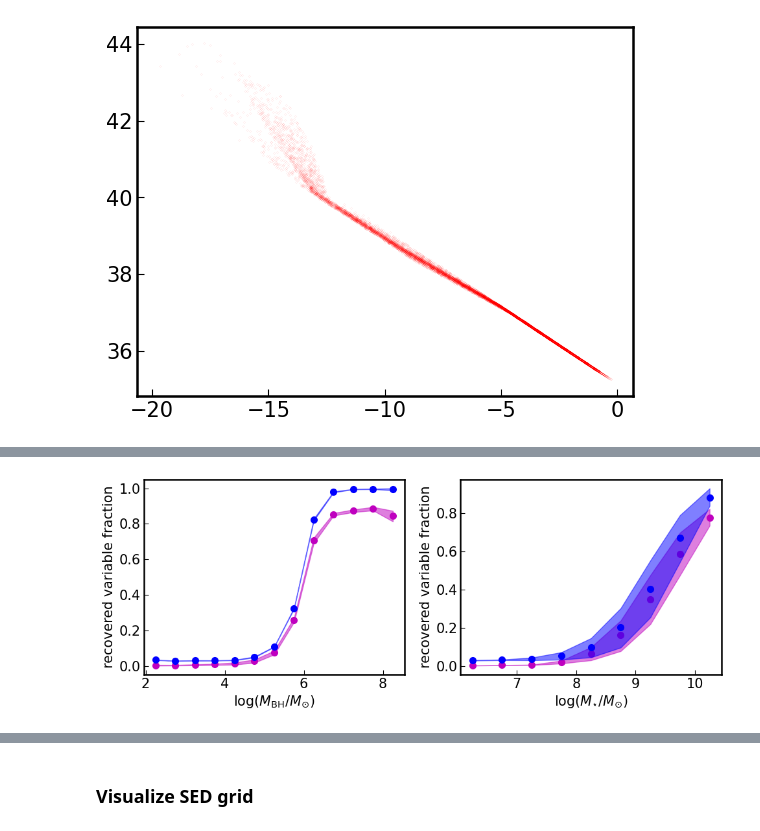
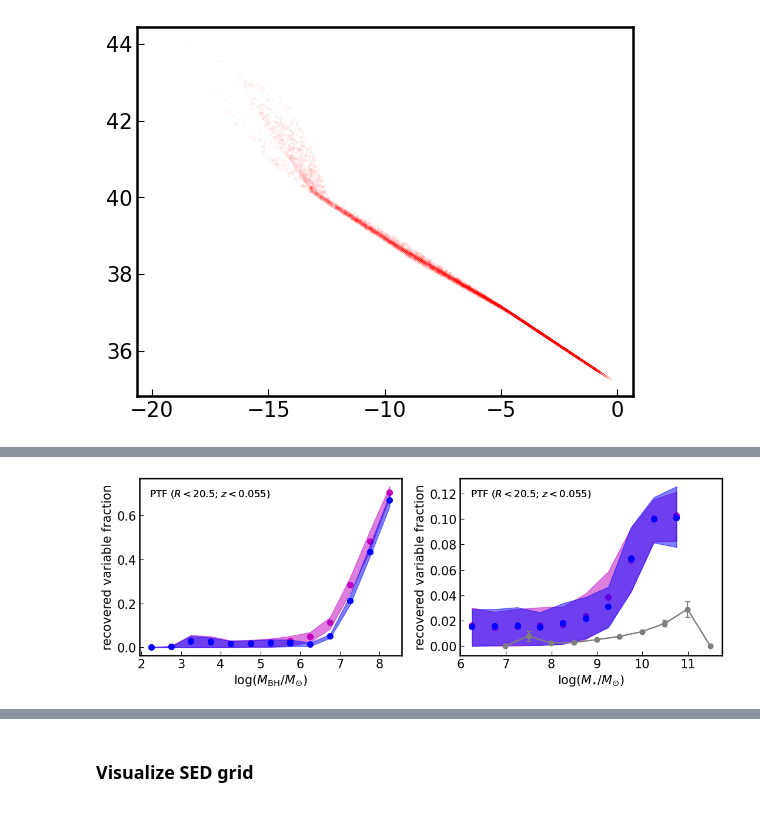
Before and after one commit to burke86/imbh_forecast, a Jupyter notebook: forecast.ipynb, the cells around one changed output, grey strips where cells are left out. Cells and saved outputs as stored; diff of their text form; code cells hidden in the pictures.

```diff
--- a/forecast.ipynb
+++ b/forecast.ipynb
@@ -321,6 +345,3 @@ KeyError: 'm_SDSS_g'
-# %%
-mask_mass = s['M_BH_draw'] > 1e2*u.Msun
-mask_mag = s[f'm_{band}'] < 25
 # %%
 plt.scatter(np.log10(s[f'L_draw_popIII'][mask_mass & mask_mag].value), np.log10(s[f'L_{band}'][mask_mass & mask_mag].value),
             color='gray', s=1)
@@ -338,8 +389,9 @@ plt.scatter(s[f'M_i'][mask_mass & mask_mag], np.log10(s[f'L_{band}'][mask_mass &
 # %%
-fig, ax = plt.subplots(1, 1, figsize=(6, 4))
-
-ax.scatter(s[f'm_{band}'][mask_mass & mask_var], np.log10(s[f'SFinf_{band}'][mask_mass & mask_var]), color='red', s=1)
-plt.scatter(s[f'm_{band}'][mask_mag], np.log10(s[f'SFinf_{band}'][mask_mag]), s=.01, color='gray')
-ax.set_ylabel(r'$SF_{\infty}$ (mag)')
-ax.set_xlabel(r'$g$')
+# This doesnt look like what I put in!
+plt.scatter(np.log10(s[f'M_BH_draw'][mask_mass & mask_var].value),
+            np.log10(s[f'SFinf_{band}_{seed}'][mask_mass & mask_var]),
+            color='red', s=2, zorder=1)
+plt.scatter(np.log10(s[f'M_BH_draw'][mask_mass & mask_mag].value),
+            np.log10(s[f'SFinf_{band}_{seed}'][mask_mass & mask_mag]),
+            color='gray', s=0.1, zorder=0)
 # %% [output]
@@ -353,0 +400,3 @@ plt.hist(np.log10(s[f'lambda_draw'][mask_mag]), log=True, zorder=-1, bins=50);
+# %%
+mask_mass = s[f'M_BH_draw_{seed}'][j,:ndraw_dim] > 1e2*u.Msun
+np.any(~np.isfinite(s[f'm_{band}_{seed}'][j,:ndraw_dim][mask_mass]))
@@ -429,8 +494,14 @@ No handles with labels found to put in legend.
 # %%
-nbootstrap = pars['nbootstrap']
+key = 'ptf'
+s = samples[key]
+nbootstrap = pars[key]['nbootstrap']
 
-fig, axs = plt.subplots(1, 2, figsize=(5*2, 4))
+labels = {'ptf':r'PTF ($R < 20.5$; $z < 0.055$)', 'lsst':r'LSST ($g < 25.0$; $z < 0.15$)'}
 colors = ['m', 'b']
+
+label = labels[key]
+
+fig, axs = plt.subplots(1, 2, figsize=(11, 4))
 
 for i, seed in enumerate(['dc','popIII']):
 
@@ -441,21 +512,26 @@ for i, seed in enumerate(['dc','popIII']):
     log_M_BH = np.log10(M_BH.value)
     log_M_BH_all = np.log10(M_BH_all.value)
 
+    M_star_all = s[f'M_star_draw']
+    log_M_star_all = np.log10(M_star_all.value)
+
     f = np.full([nbootstrap, len(bins)-1], np.nan)
-    mag_lim = 25.5
 
     for j in range(nbootstrap):
         ndraw = int(s['ndraws'][j])
-        mask_var = s['sigma_var'][j,:ndraw] > 3
-        mask_mag = s[f'm_{band}'][j,:ndraw] < mag_lim
-        mask_mass = (M_BH[j,:ndraw] > 10**2*u.Msun) # also removes -99
-        mask_mass_ = (M_BH_all[j,:ndraw] > 10**2*u.Msun)
-        mask_z = s[f'z_draw'][j,:ndraw] < 0.15
-        bin_count, bin_edges, binnumber = st.binned_statistic(log_M_BH_all[j,:ndraw][mask_mag & mask_mass_ & mask_z],
-                                                              log_M_BH_all[j,:ndraw][mask_mag & mask_mass_ & mask_z],
+        ndraw_dim = int(np.max(s['ndraws']))
+
+        mask_var = s[f'sigma_var_{seed}'][j,:ndraw_dim] > 3 #TODO: Need sigma_var for both methods
+        mask_mag = s[f'm_{band}_{seed}'][j,:ndraw_dim] < m_5[key]
+        mask_sat = s[f'm_{band}_{seed}'][j,:ndraw_dim] > 14
+        mask_mass = (M_BH[j,:ndraw_dim] > 10**2*u.Msun) # also removes -99
+        mask_mass_ = (M_BH_all[j,:ndraw_dim] > 10**2*u.Msun) | (M_BH[j,:ndraw_dim] == -99*u.Msun)
+
+        bin_count, bin_edges, binnumber = st.binned_statistic(log_M_BH_all[j,:ndraw_dim][mask_mag & mask_mass_ & mask_sat],
+                                                              log_M_BH_all[j,:ndraw_dim][mask_mag & mask_mass_ & mask_sat],
                                                               statistic='count', bins=bins)
-        bin_count_var, bin_edges, binnumber = st.binned_statistic(log_M_BH[j,:ndraw][mask_mass & mask_var & mask_z],
-                                                                  log_M_BH[j,:ndraw][mask_mass & mask_var & mask_z],
+        bin_count_var, bin_edges, binnumber = st.binned_statistic(log_M_BH[j,:ndraw_dim][mask_mass & mask_var & mask_sat],
+                                                                  log_M_BH[j,:ndraw_dim][mask_mass & mask_var & mask_sat],
                                                                   statistic='count', bins=bins)
         bin_width = (bin_edges[1] - bin_edges[0])
         bin_centers = bin_edges[1:] - bin_width/2
@@ -471,36 +547,51 @@ for i, seed in enumerate(['dc','popIII']):
     axs[0].set_ylabel('recovered variable fraction')
     axs[0].set_xlabel(r'$\log(M_{\rm{BH}}/M_{\odot})$')
     #axs[0].set_xlim([2, 9])
+    axs[0].text(0.04, 0.90, label, fontsize=12, transform=axs[0].transAxes)
 
-    bins = np.arange(6, 11, 0.5)
+    bins = np.arange(6, 13, 0.5)
     M_star = np.log10(s[f'M_star_draw'].value)
 
     f = np.full([nbootstrap, len(bins)-1], np.nan)
 
     for j in range(nbootstrap):
         ndraw = int(s['ndraws'][j])
-        mask_var = s['sigma_var'][j,:ndraw] > 3
-        mask_mag = s[f'm_{band}'][j,:ndraw] < mag_lim
-        mask_mass = (M_BH[j,:ndraw] > 10**2*u.Msun)
-        mask_mass_ = (M_BH[j,:ndraw] > 10**2*u.Msun) | (M_BH[j,:ndraw] == -99*u.Msun)
-        mask_z = s[f'z_draw'][j,:ndraw] < 0.15
-        bin_count, bin_edges, binnumber = st.binned_statistic(M_star[j,:ndraw][mask_mag & mask_mass_ & mask_z],
-                                                              M_star[j,:ndraw][mask_mag & mask_mass_ & mask_z],
+        mask_var = s[f'sigma_var_{seed}'][j,:ndraw_dim] > 3
+        mask_mag = s[f'm_{band}_{seed}'][j,:ndraw_dim] < m_5[key]
+        mask_sat = s[f'm_{band}_{seed}'][j,:ndraw_dim] > 14
+        mask_mass = (M_BH[j,:ndraw_dim] > 10**2*u.Msun)
+        mask_mass_ = (M_BH[j,:ndraw_dim] > 10**2*u.Msun) | (M_BH[j,:ndraw_dim] == -99*u.Msun)
+
+        bin_count, bin_edges, binnumber = st.binned_statistic(log_M_star_all[j,:ndraw_dim][mask_mag & mask_mass_ & mask_sat],
+                                                              log_M_star_all[j,:ndraw_dim][mask_mag & mask_mass_ & mask_sat],
                                                               statistic='count', bins=bins)
-        bin_count_var, bin_edges, binnumber = st.binned_statistic(M_star[j,:ndraw][mask_mass & mask_var & mask_z],
-                                                                  M_star[j,:ndraw][mask_mass & mask_var & mask_z],
+        bin_count_var, bin_edges, binnumber = st.binned_statistic(log_M_star_all[j,:ndraw_dim][mask_mass & mask_var & mask_sat],
+                                                                  log_M_star_all[j,:ndraw_dim][mask_mass & mask_var & mask_sat],
                                                                   statistic='count', bins=bins)
         f[j] = bin_count_var/bin_count
+        print(bin_count_var)
 
     bin_width = (bin_edges[1] - bin_edges[0])
     bin_centers = bin_edges[1:] - bin_width/2
 
     axs[1].fill_between(bin_centers, np.percentile(f, 16, axis=0), np.percentile(f, 84, axis=0), color=colors[i], alpha=0.5)
+    # There are some "simulation" noise here if eta is too large
     axs[1].scatter(bin_centers, np.mean(f, axis=0), lw=2, color=colors[i])
     axs[1].set_ylabel('recovered variable fraction')
     axs[1].set_xlabel(r'$\log(M_{\rm{\star}}/M_{\odot})$')
     #axs[1].set_xlim([6, 11])
+    axs[1].text(0.04, 0.90, label, fontsize=12, transform=axs[1].transAxes)
+
+    if key == 'ptf':
+        from astropy.io import ascii
+        dat = ascii.read('bgg20.txt')
+        n = [151, 519, 1313, 3237, 7467, 14052, 16367, 3188, 692, 155]
+        bgg_m = dat['col1'].data
+        bgg_f = dat['col2'].data
+        axs[1].errorbar(bgg_m, bgg_f, st.binom.std(n, bgg_f)/n, marker='o', color='gray', capsize=3)
+
+    #axs[1].set_ylim([-0.005, 0.05])
 
 fig.tight_layout()
-fig.savefig('varfrac.pdf', dpi=300)
+fig.savefig('varfrac_ptf.pdf', dpi=300)
 # %% [output]
@@ -507 +609 @@ fig.savefig('varfrac.pdf', dpi=300)
-[figure, old version]
+[figure, new version]
```
Also changed, not shown: parts of 47 cells of this notebook, 1 other file.
